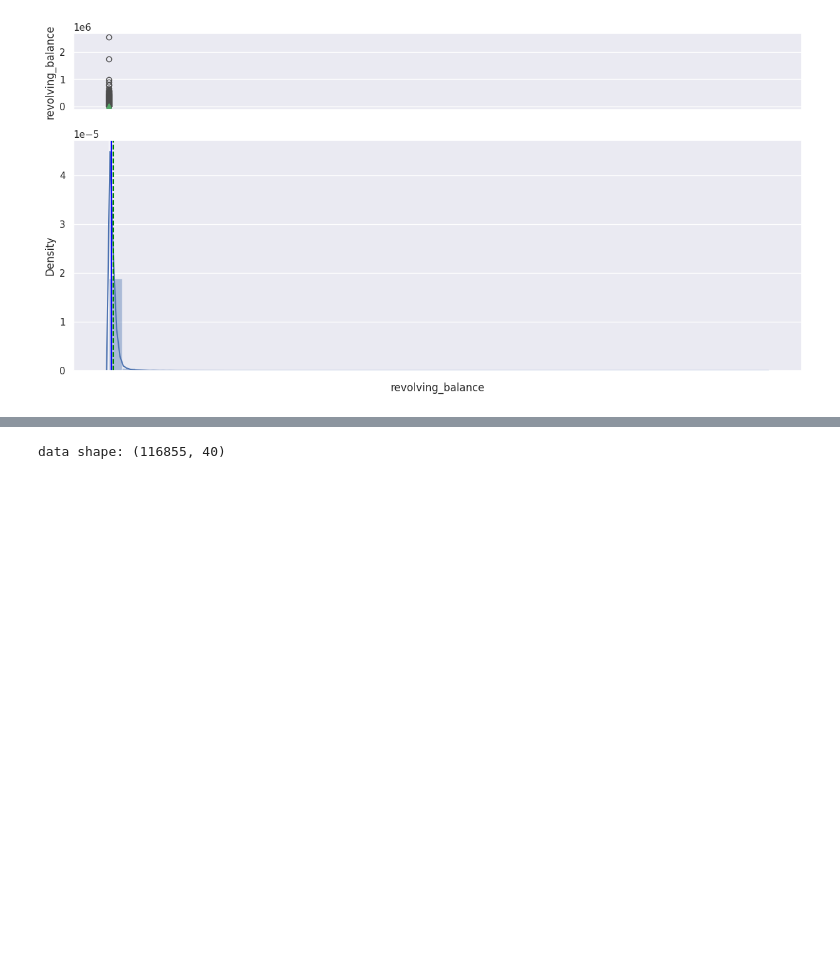
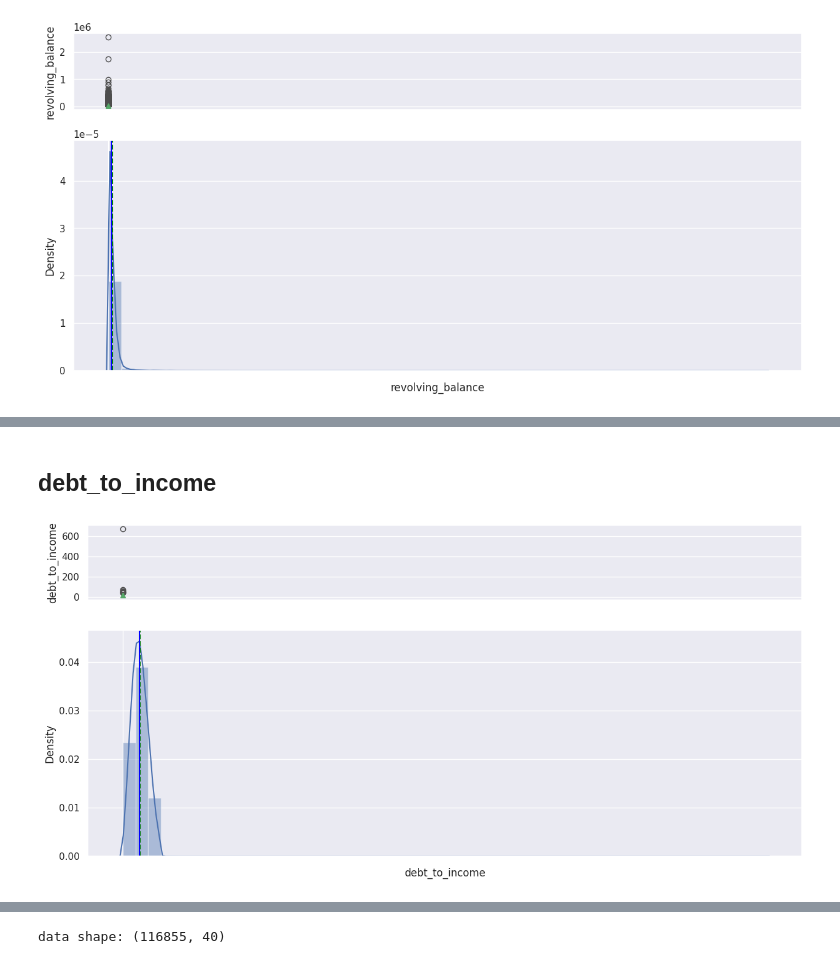
Before and after one commit to 8946-art/Boosting_eVISA_Business-Application, a Jupyter notebook: NBFC Loan Default.ipynb, the cells around one changed output, grey strips where cells are left out. Drawn from its saved outputs; the diff is of its cells as text; code cells hidden in the pictures; blank space fills up the shorter version.

```diff
--- a/NBFC Loan Default.ipynb
+++ b/NBFC Loan Default.ipynb
@@ -371,0 +368,6 @@ df.head().T
+# %% [markdown]
+## debt_to_income
+# %%
+histogram_boxplot(df.debt_to_income)
+# %% [output]
+[figure, added]
```
Also changed, not shown: parts of 31 cells of this notebook.
